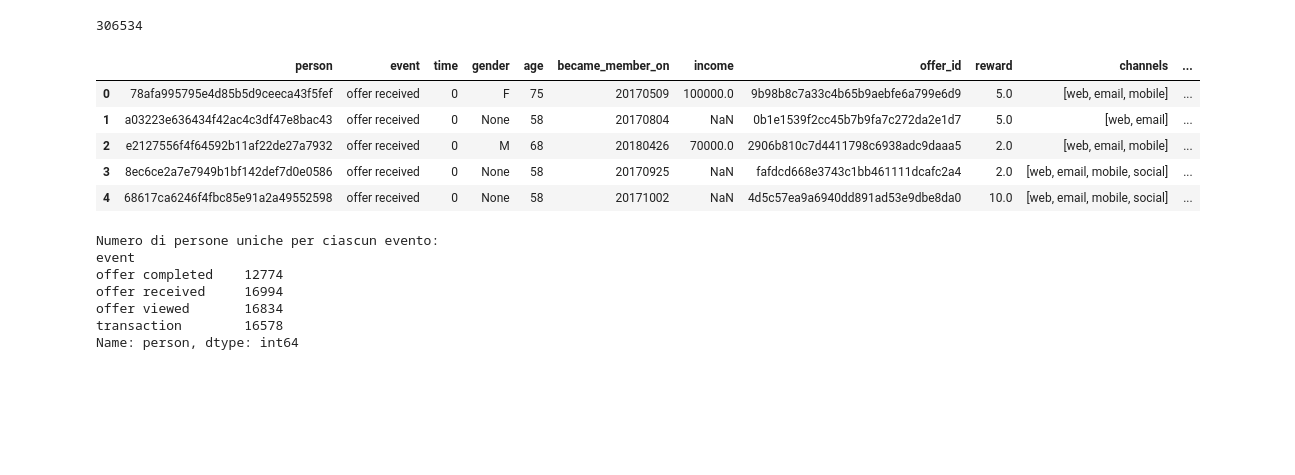
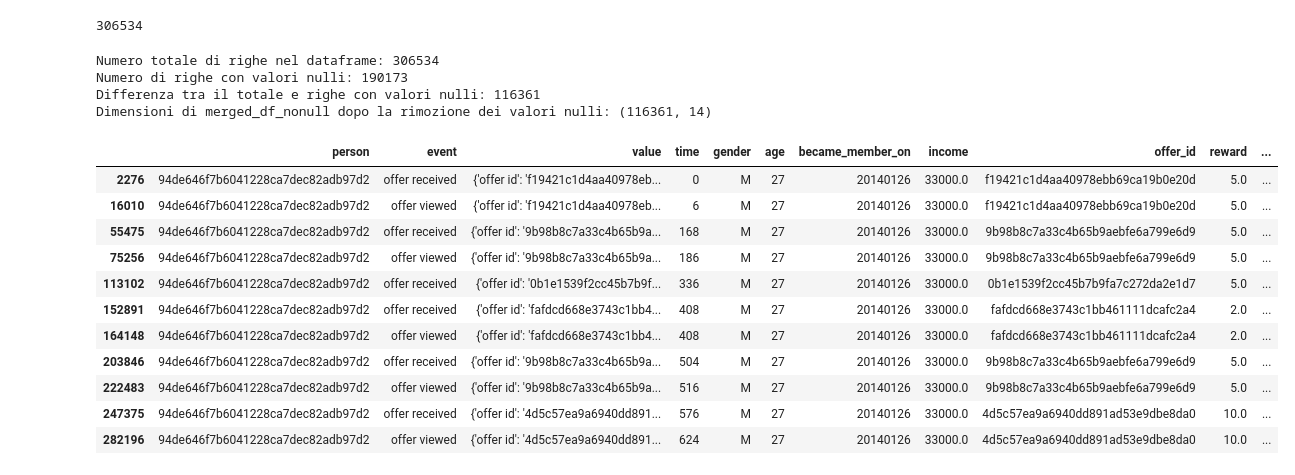
Before and after one commit to samusam91/capstoneproject, a Jupyter notebook: Starbucks_Capstone_notebook.ipynb, the cells around one changed output. Saved outputs shown, nothing was run; the diff lists cells and outputs as text; code cells hidden in the pictures; blank space fills up the shorter version.

```diff
--- a/Starbucks_Capstone_notebook.ipynb
+++ b/Starbucks_Capstone_notebook.ipynb
@@ -275,32 +275,51 @@ merged_df.shape[0]
 # quindi ora abbiamo un df con tutte le transazione e i relativi dati di profile e offerta
 # %% [output]
 306534
-# %%
-#remove column value
-
-# merged_df = merged_df.drop(columns=['value']) --> detele the column value because it's the same of offer id
-# merged_df.loc[merged_df['age'] >= 100, 'age'] = median_age --> adjust the dataset
-merged_df.head()
-# merged_df.shape[0]
-# %% [output]
-|  | person | event | time | gender | age | became_member_on | income | offer_id | reward | channels | ... |
-| 0 | 78afa995795e4d85b5d9ceeca43f5fef | offer received | 0 | F | 75 | 20170509 | 100000.0 | 9b98b8c7a33c4b65b9aebfe6a799e6d9 | 5.0 | [web, email, mobile] | ... |
-| 1 | a03223e636434f42ac4c3df47e8bac43 | offer received | 0 | None | 58 | 20170804 | NaN | 0b1e1539f2cc45b7b9fa7c272da2e1d7 | 5.0 | [web, email] | ... |
-| 2 | e2127556f4f64592b11af22de27a7932 | offer received | 0 | M | 68 | 20180426 | 70000.0 | 2906b810c7d4411798c6938adc9daaa5 | 2.0 | [web, email, mobile] | ... |
-| 3 | 8ec6ce2a7e7949b1bf142def7d0e0586 | offer received | 0 | None | 58 | 20170925 | NaN | fafdcd668e3743c1bb461111dcafc2a4 | 2.0 | [web, email, mobile, social] | ... |
-| 4 | 68617ca6246f4fbc85e91a2a49552598 | offer received | 0 | None | 58 | 20171002 | NaN | 4d5c57ea9a6940dd891ad53e9dbe8da0 | 10.0 | [web, email, mobile, social] | ... |
-# %%
-# Raggruppa il dataframe per il valore della colonna 'event' e conta il numero di persone uniche per ciascun evento
-persone_per_evento = merged_df.groupby('event')['person'].nunique()
-
-# Stampa il numero di persone uniche per ciascun evento
-print("Numero di persone uniche per ciascun evento:")
-print(persone_per_evento)
-# %% [output]
-Numero di persone uniche per ciascun evento:
-event
-offer completed    12774
-offer received     16994
-offer viewed       16834
-transaction        16578
-Name: person, dtype: int64
+# %%
+#DATA CLEANING
+
+# merged_df = merged_df.drop(columns=['value']) --> detele the column value because it's the same of offer id
+# merged_df.loc[merged_df['age'] >= 100, 'age'] = median_age --> adjust the dataset
+# merged_df.fillna(merged_df.mean(), inplace=True)
+# Conta il numero totale di righe nel dataframe
+totale_righe = len(merged_df)
+
+# Conta il numero di righe con valori nulli
+righe_con_null = merged_df.isnull().any(axis=1).sum()
+
+# Calcola la differenza tra il totale delle righe e quelle con valori nulli
+differenza = totale_righe - righe_con_null
+
+# Stampare i risultati
+print("Numero totale di righe nel dataframe:", totale_righe)
+print("Numero di righe con valori nulli:", righe_con_null)
+print("Differenza tra il totale e righe con valori nulli:", differenza)
+
+# Crea un nuovo dataframe senza righe con valori nulli
+merged_df_nonull = merged_df.dropna()
+
+# Controlla le dimensioni del nuovo dataframe
+print("Dimensioni di merged_df_nonull dopo la rimozione dei valori nulli:", merged_df_nonull.shape)
+
+#merged_df.head()
+# erged_df.shape[0]
+# %% [output]
+Numero totale di righe nel dataframe: 306534
+Numero di righe con valori nulli: 190173
+Differenza tra il totale e righe con valori nulli: 116361
+Dimensioni di merged_df_nonull dopo la rimozione dei valori nulli: (116361, 14)
+# %%
+merged_df_nonull[merged_df_nonull['person'] == '94de646f7b6041228ca7dec82adb97d2']
+# %% [output]
+|  | person | event | value | time | gender | age | became_member_on | income | offer_id | reward | ... |
+| 2276 | 94de646f7b6041228ca7dec82adb97d2 | offer received | {'offer id': 'f19421c1d4aa40978eb... | 0 | M | 27 | 20140126 | 33000.0 | f19421c1d4aa40978ebb69ca19b0e20d | 5.0 | ... |
+| 16010 | 94de646f7b6041228ca7dec82adb97d2 | offer viewed | {'offer id': 'f19421c1d4aa40978eb... | 6 | M | 27 | 20140126 | 33000.0 | f19421c1d4aa40978ebb69ca19b0e20d | 5.0 | ... |
+| 55475 | 94de646f7b6041228ca7dec82adb97d2 | offer received | {'offer id': '9b98b8c7a33c4b65b9a... | 168 | M | 27 | 20140126 | 33000.0 | 9b98b8c7a33c4b65b9aebfe6a799e6d9 | 5.0 | ... |
+| 75256 | 94de646f7b6041228ca7dec82adb97d2 | offer viewed | {'offer id': '9b98b8c7a33c4b65b9a... | 186 | M | 27 | 20140126 | 33000.0 | 9b98b8c7a33c4b65b9aebfe6a799e6d9 | 5.0 | ... |
+| 113102 | 94de646f7b6041228ca7dec82adb97d2 | offer received | {'offer id': '0b1e1539f2cc45b7b9f... | 336 | M | 27 | 20140126 | 33000.0 | 0b1e1539f2cc45b7b9fa7c272da2e1d7 | 5.0 | ... |
+| 152891 | 94de646f7b6041228ca7dec82adb97d2 | offer received | {'offer id': 'fafdcd668e3743c1bb4... | 408 | M | 27 | 20140126 | 33000.0 | fafdcd668e3743c1bb461111dcafc2a4 | 2.0 | ... |
+| 164148 | 94de646f7b6041228ca7dec82adb97d2 | offer viewed | {'offer id': 'fafdcd668e3743c1bb4... | 408 | M | 27 | 20140126 | 33000.0 | fafdcd668e3743c1bb461111dcafc2a4 | 2.0 | ... |
+| 203846 | 94de646f7b6041228ca7dec82adb97d2 | offer received | {'offer id': '9b98b8c7a33c4b65b9a... | 504 | M | 27 | 20140126 | 33000.0 | 9b98b8c7a33c4b65b9aebfe6a799e6d9 | 5.0 | ... |
+| 222483 | 94de646f7b6041228ca7dec82adb97d2 | offer viewed | {'offer id': '9b98b8c7a33c4b65b9a... | 516 | M | 27 | 20140126 | 33000.0 | 9b98b8c7a33c4b65b9aebfe6a799e6d9 | 5.0 | ... |
+| 247375 | 94de646f7b6041228ca7dec82adb97d2 | offer received | {'offer id': '4d5c57ea9a6940dd891... | 576 | M | 27 | 20140126 | 33000.0 | 4d5c57ea9a6940dd891ad53e9dbe8da0 | 10.0 | ... |
+| 282196 | 94de646f7b6041228ca7dec82adb97d2 | offer viewed | {'offer id': '4d5c57ea9a6940dd891... | 624 | M | 27 | 20140126 | 33000.0 | 4d5c57ea9a6940dd891ad53e9dbe8da0 | 10.0 | ... |
```
Also changed, not shown: parts of 2 cells of this notebook.
